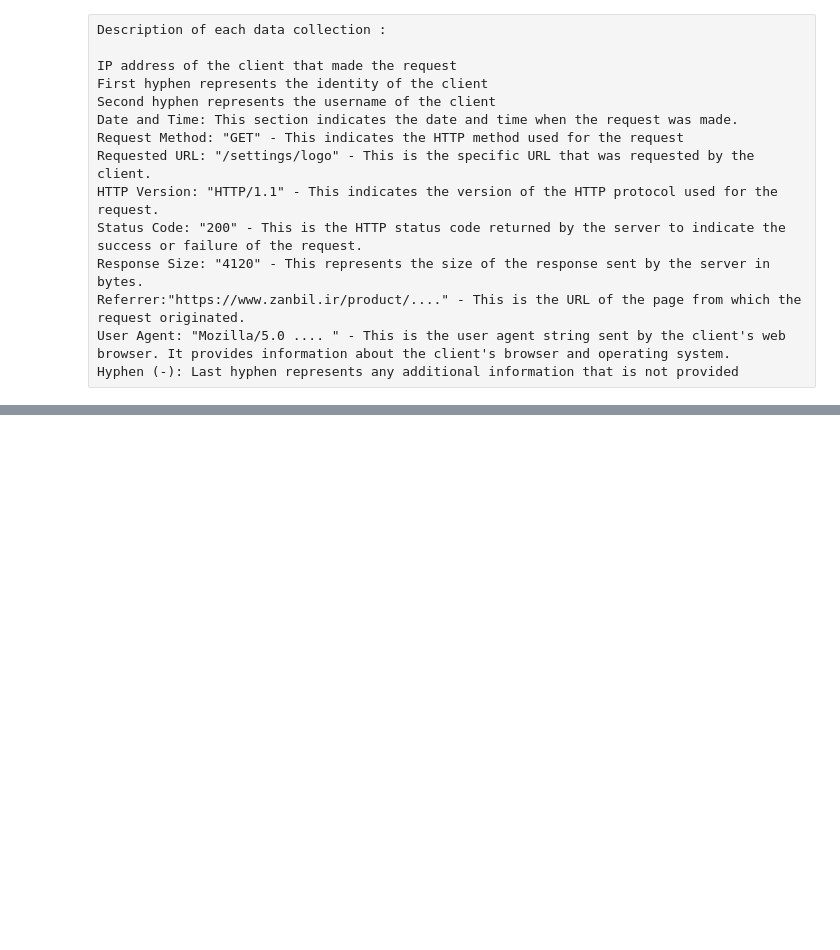
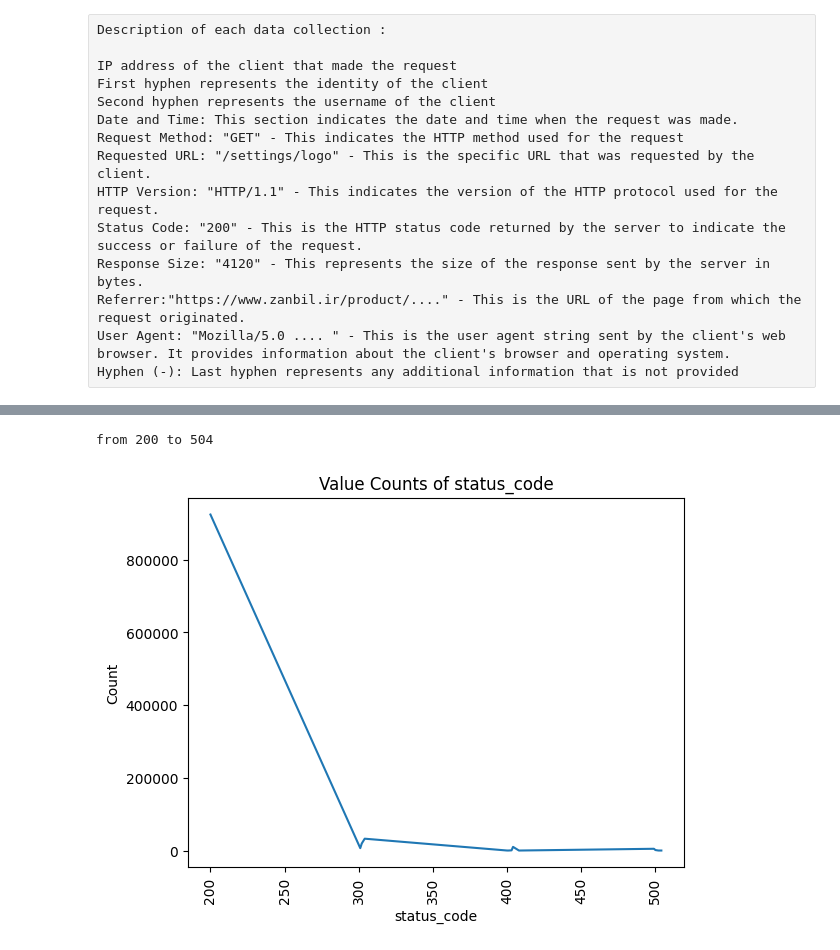
Before and after one commit to Mostafa-Hassani/ETL, a Jupyter notebook: Web Server Log/ETL Web Server Log.ipynb, the cells around one changed output, grey strips where cells are left out. Cells and saved outputs as stored; diff of their text form; code cells hidden in the pictures; blank space fills up the shorter version.

```diff
--- a/Web Server Log/ETL Web Server Log.ipynb
+++ b/Web Server Log/ETL Web Server Log.ipynb
@@ -21,0 +153,6 @@ from datetime import datetime
+# %%
+# 'response_size','user_agent'
+plot2(df_log, 'status_code')
+# %% [output]
+from 200 to 504
+[figure, added]
```
Also changed, not shown: parts of 19 cells of this notebook.
